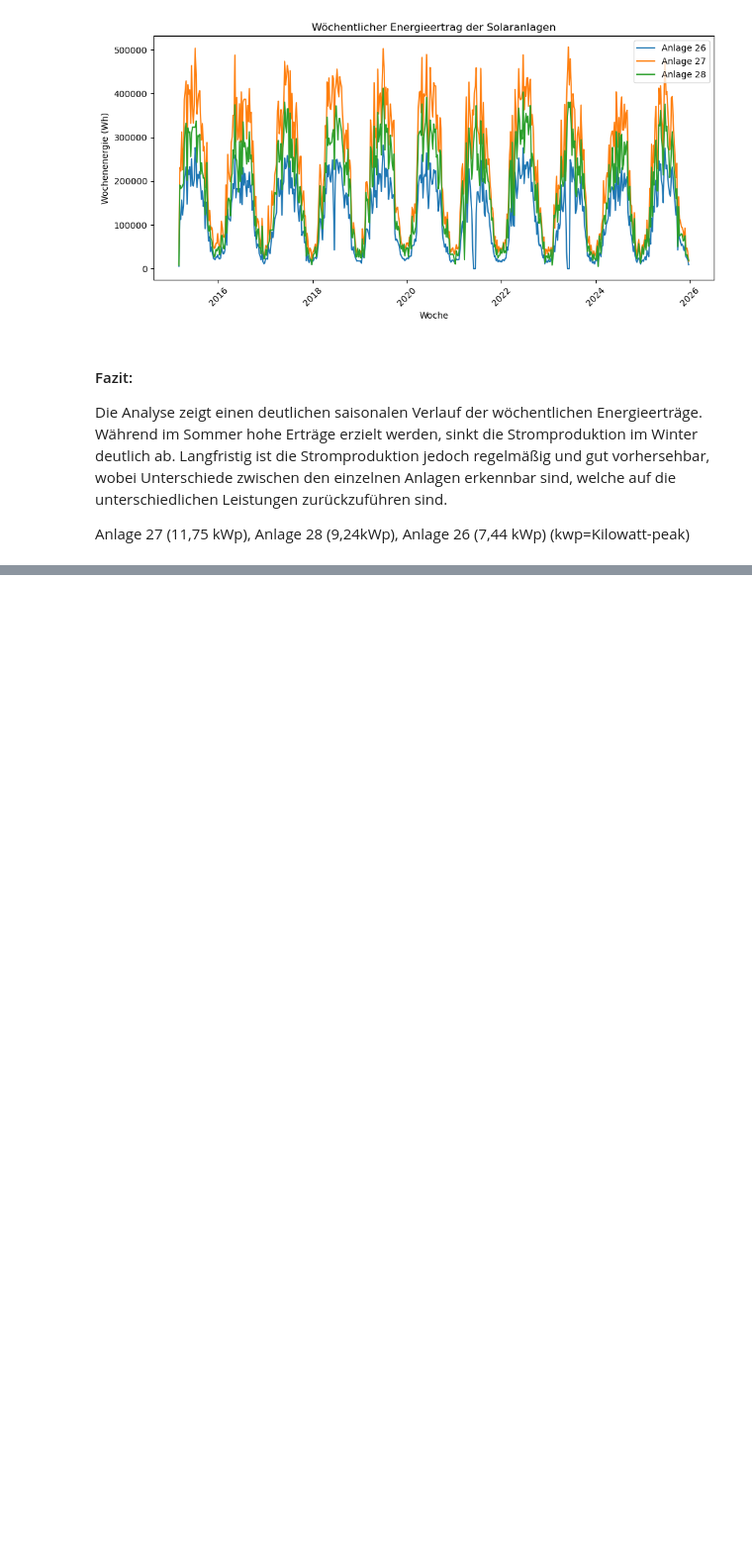
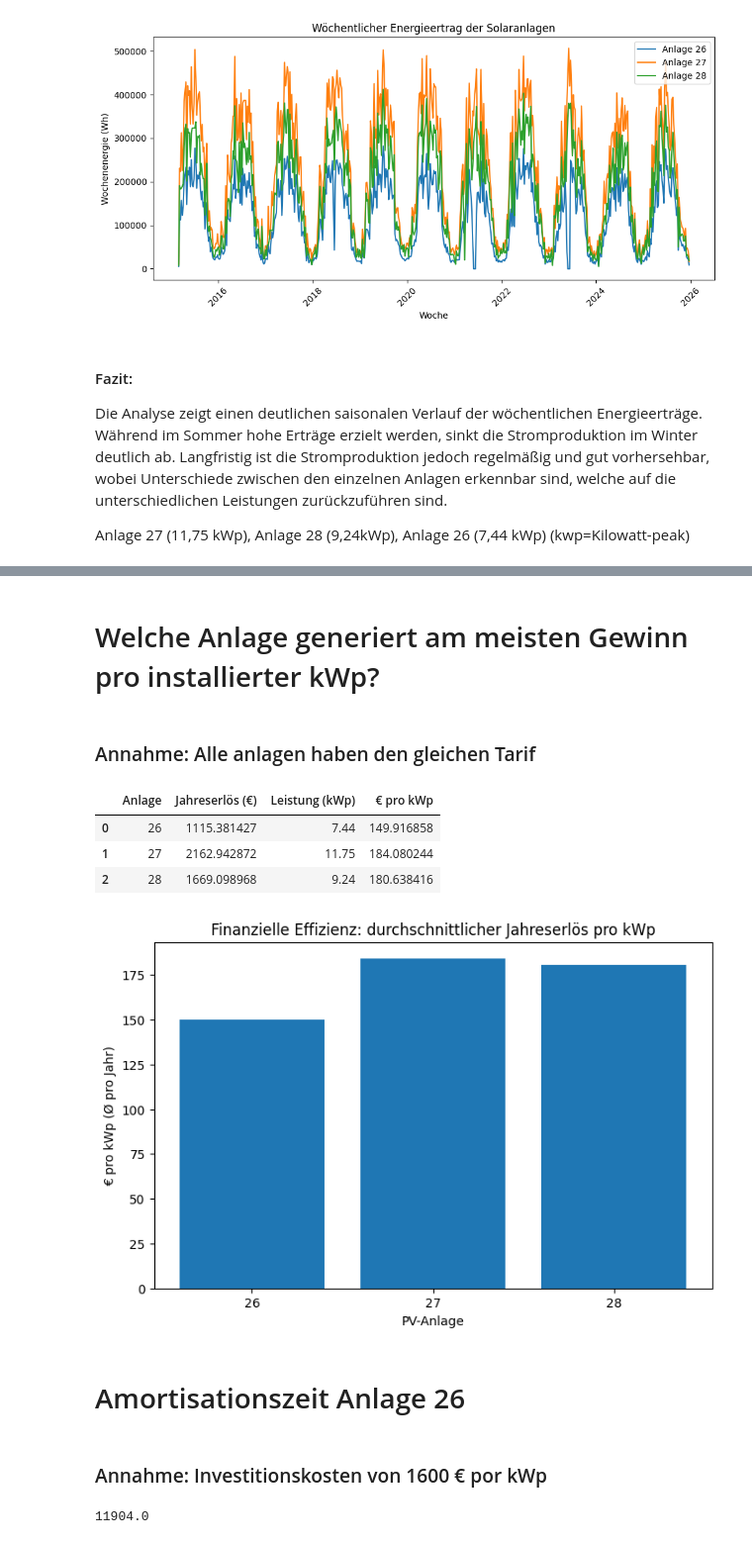
Before and after one commit to hagen-o/Inf2-Hausarbeit-SolarAnalyse, a Jupyter notebook: Hausarbeit.ipynb, the cells around one changed output, grey strips where cells are left out. Shown at 99% size. Saved outputs shown, nothing was run; the diff lists cells and outputs as text; code cells hidden in the pictures; blank space fills up the shorter version.

```diff
--- a/Hausarbeit.ipynb
+++ b/Hausarbeit.ipynb
@@ -396,0 +458,68 @@ Anlage 27 (11,75 kWp), Anlage 28 (9,24kWp), Anlage 26 (7,44 kWp) (kwp=Kilowatt-p
+# %% [markdown]
+# Welche Anlage generiert am meisten Gewinn pro installierter kWp?
+# %% [markdown]
+### Annahme: Alle anlagen haben den gleichen Tarif
+# %%
+df26 = df_all[df_all["source_file"] == "26_measurements.csv"].copy()
+df27 = df_all[df_all["source_file"] == "27_measurements.csv"].copy()
+df28 = df_all[df_all["source_file"] == "28_measurements.csv"].copy()
+
+# Annahme: gleicher Einspeisetarif für alle Anlagen
+EINSPEIS_TARIF = 0.185  # €/kWh
+
+# installierte Leistung aus Metadaten (kWp)
+KWPS = {
+    "26": 7.44,
+    "27": 11.75,
+    "28": 9.24,
+}
+
+# Jahreserlös pro Anlage (Durchschnitt über die Jahre)
+def annual_revenue(df: pd.DataFrame) -> float:
+    df = df.copy()  # verhindert Seiteneffekte
+    df["revenue_eur"] = df["pv_energy_kwh"] * EINSPEIS_TARIF
+    return df.groupby(df["timestamp"].dt.year)["revenue_eur"].sum().mean()
+
+rev26 = annual_revenue(df26)
+rev27 = annual_revenue(df27)
+rev28 = annual_revenue(df28)
+
+# Vergleichstabelle
+comparison = pd.DataFrame({
+    "Anlage": ["26", "27", "28"],
+    "Jahreserlös (€)": [rev26, rev27, rev28],
+    "Leistung (kWp)": [KWPS["26"], KWPS["27"], KWPS["28"]],
+})
+
+comparison["€ pro kWp"] = comparison["Jahreserlös (€)"] / comparison["Leistung (kWp)"]
+
+# Tabelle anzeigen
+comparison
+# %% [output]
+|  | Anlage | Jahreserlös (€) | Leistung (kWp) | € pro kWp |
+| 0 | 26 | 1115.381427 | 7.44 | 149.916858 |
+| 1 | 27 | 2162.942872 | 11.75 | 184.080244 |
+| 2 | 28 | 1669.098968 | 9.24 | 180.638416 |
+# %%
+plt.figure(figsize=(8, 5))
+plt.bar(comparison["Anlage"], comparison["€ pro kWp"])
+plt.xlabel("PV-Anlage")
+plt.ylabel("€ pro kWp (Ø pro Jahr)")
+plt.title("Finanzielle Effizienz: durchschnittlicher Jahreserlös pro kWp")
+plt.show()
+# %% [output]
+[figure, added]
+# %% [markdown]
+# Amortisationszeit Anlage 26
+# %% [markdown]
+### Annahme: Investitionskosten von 1600 € por kWp
+# %%
+EINSPEIS_TARIF = 0.185  # €/kWh
+
+INVEST_KOSTEN_PRO_KWP = 1600  # €
+KWP_26 = 7.44
+
+INVEST_26 = INVEST_KOSTEN_PRO_KWP * KWP_26
+INVEST_26
+# %% [output]
+11904.0
```
Also changed, not shown: parts of 11 cells of this notebook, 1 other file.
